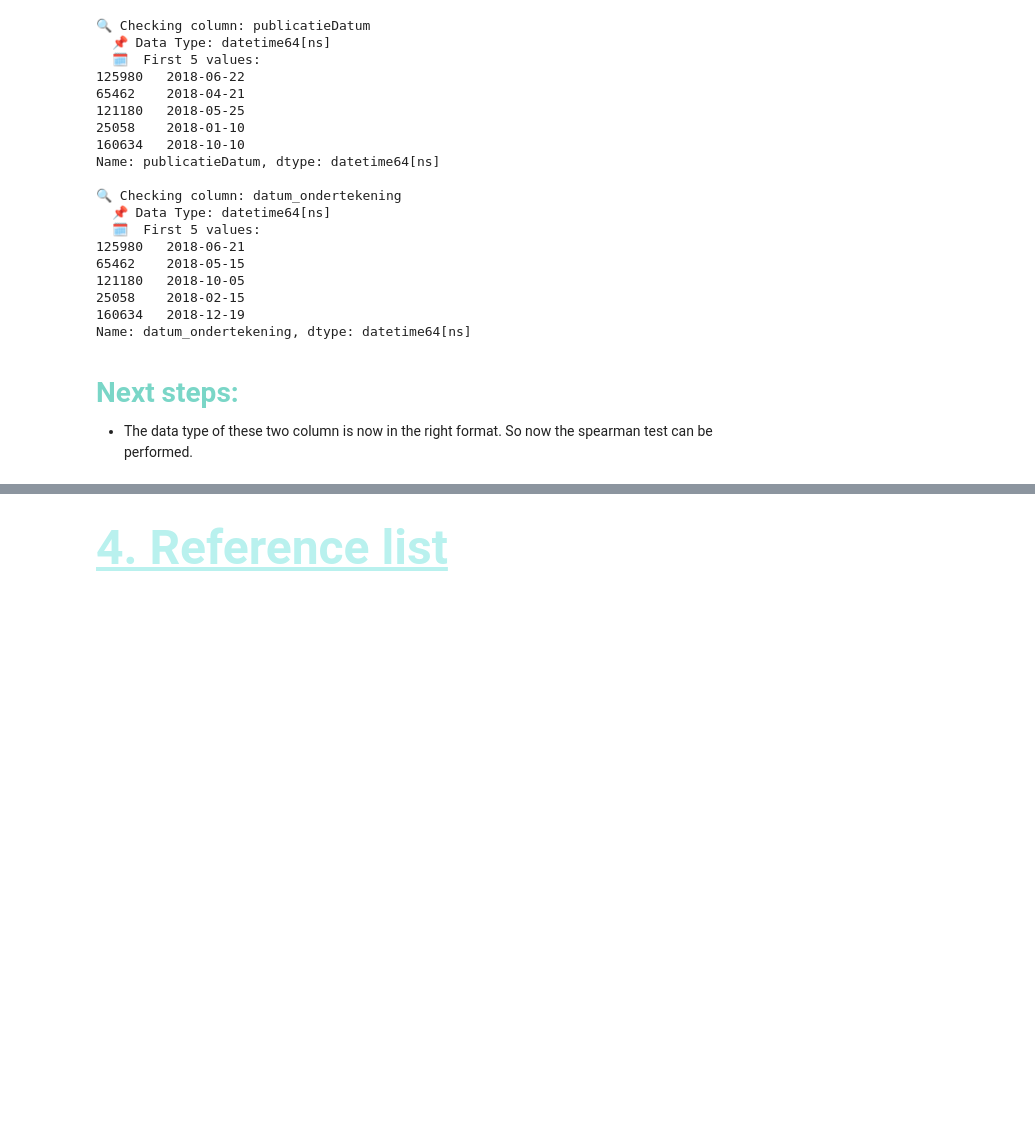
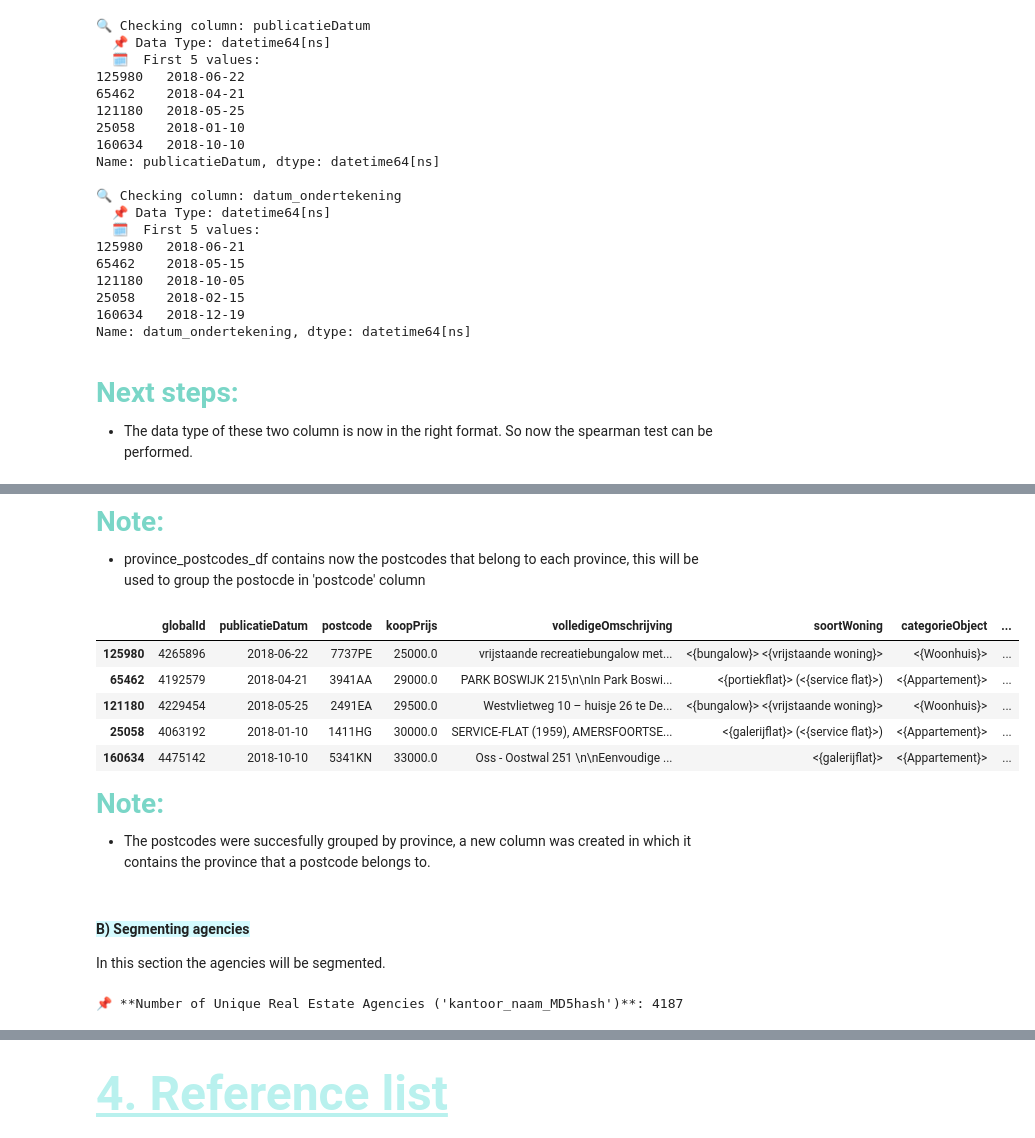
Before and after one commit to Josey-mc2/House-pricing-analysis, a Jupyter notebook: funda_analysis_ai_resit.ipynb, the cells around one changed output, grey strips where cells are left out. Saved outputs shown, nothing was run; the diff lists cells and outputs as text; code cells hidden in the pictures; blank space fills up the shorter version.

```diff
--- a/funda_analysis_ai_resit.ipynb
+++ b/funda_analysis_ai_resit.ipynb
@@ -1921,0 +1986,18 @@ datum_ondertekening              0.125527  0.000000e+00
+# %%
+# Check if 'postcode_df' exists and contains the expected columns
+if 'postcode_df' in locals() and all(col in postcode_df.columns for col in ['Postcode', 'Dorp/ Plaats', 'Gemeente', 'Provincie']):
+    # Create a dictionary to store postcodes per province
+    province_postcodes = {
+        province: postcode_df[postcode_df['Provincie'] == province]['Postcode'].tolist()
+        for province in postcode_df['Provincie'].unique()
+    }
+
+    # Convert to DataFrame for better display
+    province_postcodes_df = pd.DataFrame(list(province_postcodes.items()), columns=['Province', 'Postcodes'])
+
+    # Display the results as a table
+    from IPython.display import display
+    display(province_postcodes_df.head(12))
+
+else:
+    print("⚠️ Ensure 'postcode_df' is loaded and has the correct column names: ['Postcode', 'Dorp/ Plaats', 'Gemeente', 'Provincie'].")
@@ -1921,0 +2018,57 @@ datum_ondertekening              0.125527  0.000000e+00
+# %% [markdown]
+**<span style="color:#7AD6C7; font-size:28px; font-family:'Times New Roman';">Note:</span>**
+
+- province_postcodes_df contains now the postcodes that belong to each province, this will be used to group the postocde in 'postcode' column
+# %%
+# Ensure both dataframes exist
+if 'funda_cleaned' in locals() and 'province_postcodes_df' in locals():
+    # Ensure the correct columns exist
+    if 'Postcodes' in province_postcodes_df.columns and 'Province' in province_postcodes_df.columns and 'postcode' in funda_cleaned.columns:
+
+        # Function to extract the first four digits of a postcode
+        def extract_numeric_postcode(postcode):
+            return str(postcode)[:4]  # Extract first four characters (digits only)
+
+        # Apply the function to the 'postcode' column in funda_cleaned
+        funda_cleaned['postcode_numeric'] = funda_cleaned['postcode'].apply(extract_numeric_postcode)
+
+        # Flatten the dictionary from province_postcodes_df for faster lookup
+        postcode_province_mapping = {}
+        for _, row in province_postcodes_df.iterrows():
+            for postcode in row['Postcodes']:
+                postcode_province_mapping[str(postcode)] = row['Province']
+
+        # Map the province based on the first four digits of the postcode
+        funda_cleaned['province'] = funda_cleaned['postcode_numeric'].map(postcode_province_mapping)
+
+        # Display the modified funda_cleaned dataframe
+        import IPython.display as display
+        display.display(funda_cleaned.head(5))
+
+    else:
+        print("⚠️ Required columns are missing in either 'province_postcodes_df' or 'funda_cleaned'.")
+else:
+    print("⚠️ Ensure both 'funda_cleaned' and 'province_postcodes_df' are loaded before proceeding.")
+# %% [output]
+|  | globalId | publicatieDatum | postcode | koopPrijs | volledigeOmschrijving | soortWoning | categorieObject | ... |
+| 125980 | 4265896 | 2018-06-22 | 7737PE | 25000.0 | vrijstaande recreatiebungalow met... | <{bungalow}> <{vrijstaande woning}> | <{Woonhuis}> | ... |
+| 65462 | 4192579 | 2018-04-21 | 3941AA | 29000.0 | PARK BOSWIJK 215\n\nIn Park Boswi... | <{portiekflat}> (<{service flat}>) | <{Appartement}> | ... |
+| 121180 | 4229454 | 2018-05-25 | 2491EA | 29500.0 | Westvlietweg 10 – huisje 26 te De... | <{bungalow}> <{vrijstaande woning}> | <{Woonhuis}> | ... |
+| 25058 | 4063192 | 2018-01-10 | 1411HG | 30000.0 | SERVICE-FLAT (1959), AMERSFOORTSE... | <{galerijflat}> (<{service flat}>) | <{Appartement}> | ... |
+| 160634 | 4475142 | 2018-10-10 | 5341KN | 33000.0 | Oss - Oostwal 251 \n\nEenvoudige ... | <{galerijflat}> | <{Appartement}> | ... |
+# %% [markdown]
+ **<span style="color:#7AD6C7; font-size:28px; font-family:'Times New Roman';">Note:</span>**
+
+- The postcodes were succesfully grouped by province, a new column was created in which it contains the province that a postcode belongs to.
+# %% [markdown]
+#### <span style="background-color: rgba(0, 229, 255, 0.17);">B) Segmenting agencies</span>
+
+In this section the agencies will be segmented.
+# %%
+if 'kantoor_naam_MD5hash' in funda_cleaned.columns:
+    unique_count = funda_cleaned['kantoor_naam_MD5hash'].nunique()
+    print(f"\n📌 **Number of Unique Real Estate Agencies ('kantoor_naam_MD5hash')**: {unique_count}\n")
+else:
+    print("⚠️ Column 'kantoor_naam_MD5hash' not found in the dataset.")
+# %% [output]
+📌 **Number of Unique Real Estate Agencies ('kantoor_naam_MD5hash')**: 4187
```
Also changed, not shown: parts of 28 cells of this notebook.
